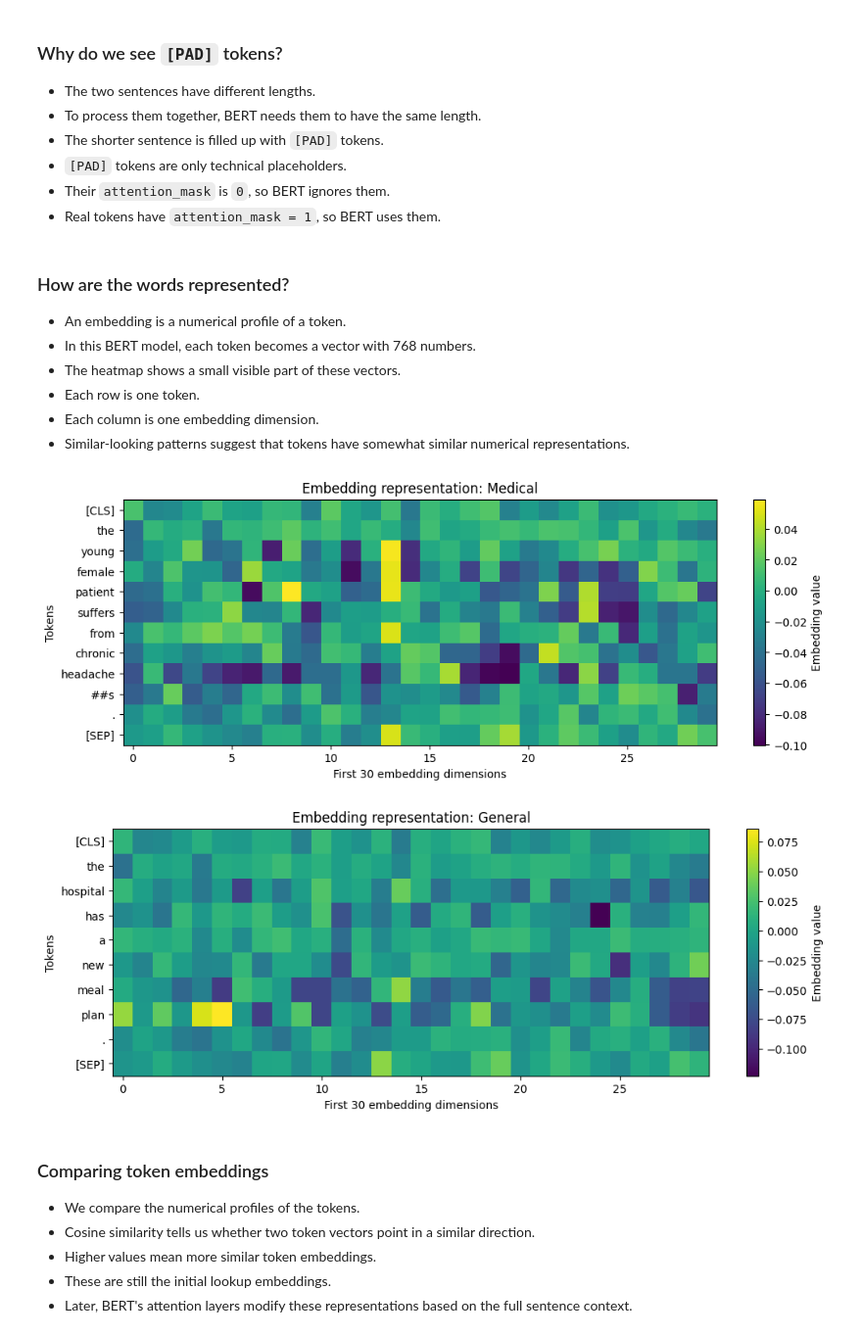
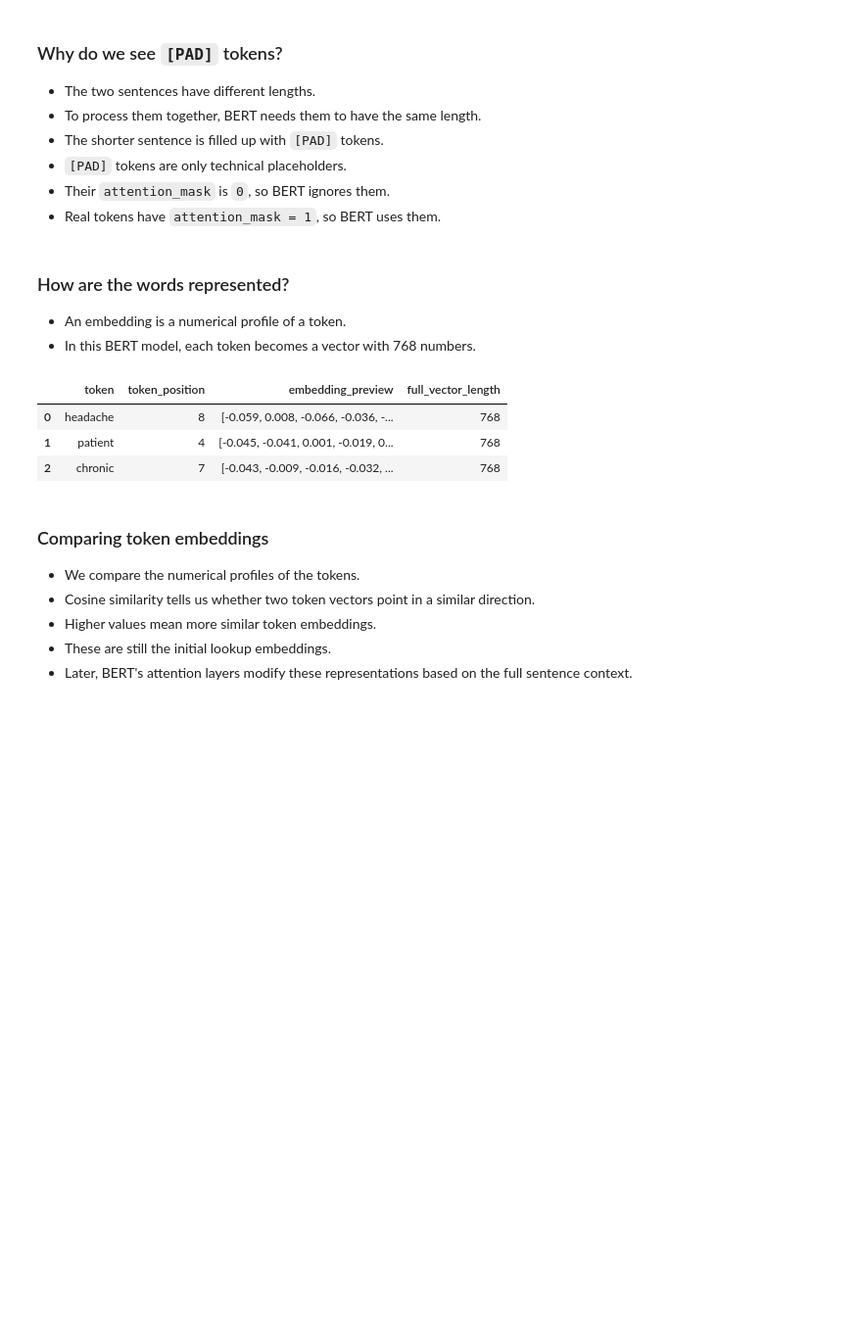
Before and after one commit to Data-Science-Group-Attoworld/explainable_dl_for_unstructured_data, a Jupyter notebook: nlp_explainabilty/bert_finetuning.ipynb, the cells around one changed output. Shown at 98% size. Drawn from its saved outputs; the diff is of its cells as text; code cells hidden in the pictures; blank space fills up the shorter version.

```diff
--- a/nlp_explainabilty/bert_finetuning.ipynb
+++ b/nlp_explainabilty/bert_finetuning.ipynb
@@ -197,45 +232,38 @@ comparison_df
 
 * An embedding is a numerical profile of a token.
 * In this BERT model, each token becomes a vector with 768 numbers.
-* The heatmap shows a small visible part of these vectors.
-* Each row is one token.
-* Each column is one embedding dimension.
-* Similar-looking patterns suggest that tokens have somewhat similar numerical representations.
 # %%
-input_ids = encoding["input_ids"].to(device)
-attention_mask = encoding["attention_mask"].to(device)
+def embedding_preview_table(tokens_to_show, sentence_idx=0, n_dims=12):
+    rows = []
 
-model.eval()
+    tokens = test_tokens_by_sentence[sentence_idx]
 
-with torch.no_grad():
-    embeddings = model.bert.embeddings.word_embeddings(input_ids)
+    for token_to_find in tokens_to_show:
+        token_idx = tokens.index(token_to_find)
+        vector = lookup_embeddings[sentence_idx, token_idx].cpu().numpy()
 
-for sentence_idx, sentence_name in enumerate(sentence_names):
+        rows.append(
+            {
+                "token": token_to_find,
+                "token_position": token_idx,
+                "embedding_preview": "["
+                + ", ".join([f"{x:.3f}" for x in vector[:n_dims]])
+                + ", ...]",
+                "full_vector_length": len(vector),
+            }
+        )
 
-    ids = input_ids[sentence_idx].cpu().tolist()
-    mask = attention_mask[sentence_idx].cpu().tolist()
-    tokens = tokenizer.convert_ids_to_tokens(ids)
+    return pd.DataFrame(rows)
 
-    # Keep only real tokens, remove [PAD]
-    real_token_indices = [i for i, m in enumerate(mask) if m == 1]
-    real_tokens = [tokens[i] for i in real_token_indices]
 
-    # Use only the first 30 embedding dimensions for visualization
-    embedding_matrix = embeddings[sentence_idx, real_token_indices, :30].cpu().numpy()
-
-    plt.figure(figsize=(12, 4))
-    plt.imshow(embedding_matrix, aspect="auto")
-    plt.colorbar(label="Embedding value")
-
-    plt.yticks(range(len(real_tokens)), real_tokens)
-    plt.xlabel("First 30 embedding dimensions")
-    plt.ylabel("Tokens")
-    plt.title(f"Embedding representation: {sentence_name}")
-
-    plt.show()
+embedding_preview_table(
+    tokens_to_show=["headache", "patient", "chronic"], sentence_idx=0, n_dims=12
+)
 # %% [output]
-[figure, removed]
-[figure, removed]
+|  | token | token_position | embedding_preview | full_vector_length |
+| 0 | headache | 8 | [-0.059, 0.008, -0.066, -0.036, -... | 768 |
+| 1 | patient | 4 | [-0.045, -0.041, 0.001, -0.019, 0... | 768 |
+| 2 | chronic | 7 | [-0.043, -0.009, -0.016, -0.032, ... | 768 |
 # %% [markdown]
 ### Comparing token embeddings
 
```
Also changed, not shown: parts of 21 cells of this notebook, 1 other file.
